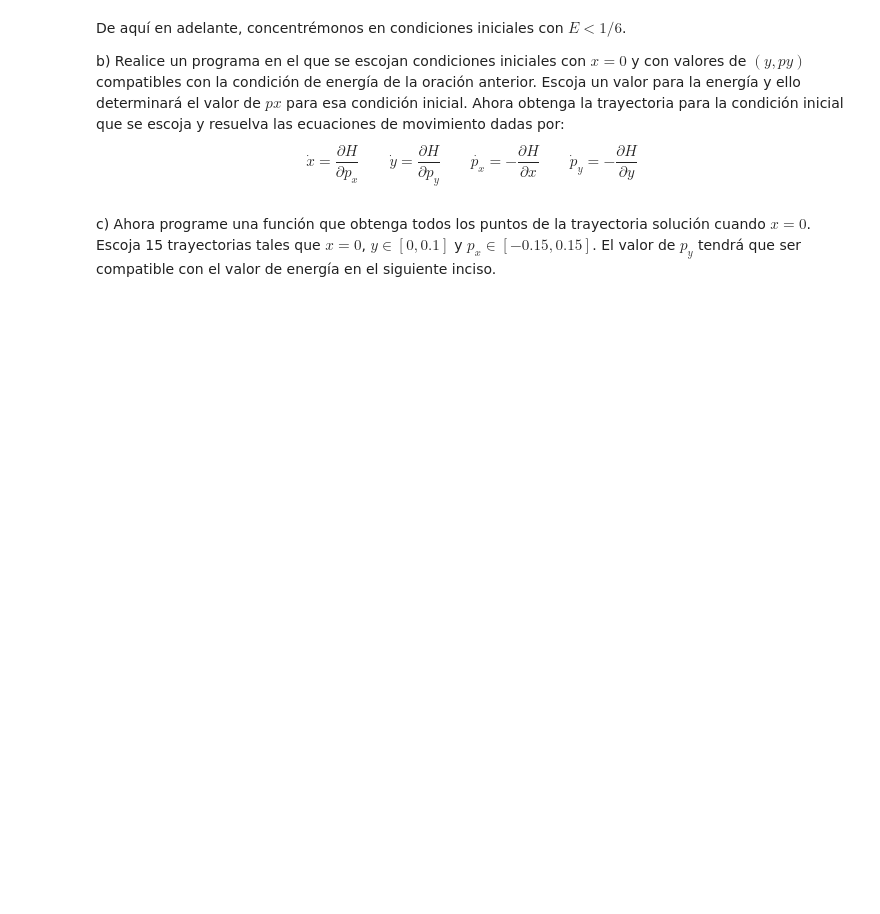
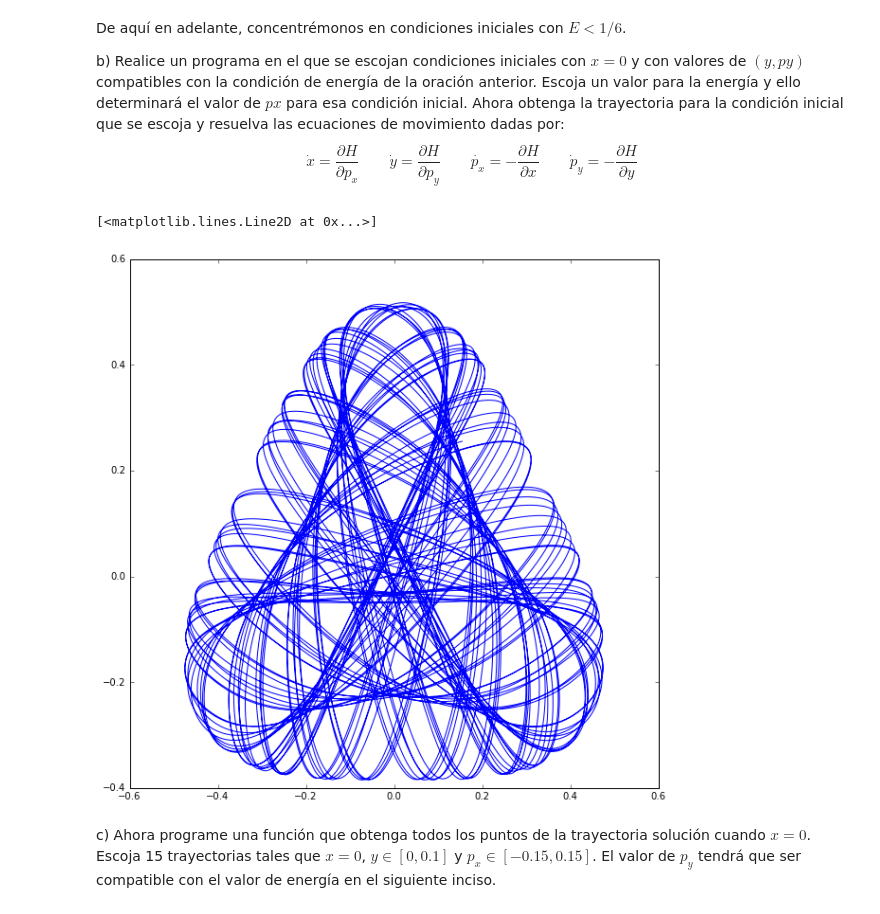
Before and after one commit to ignacio-vc/fcomp, a Jupyter notebook: examenes/examen2.ipynb, the cells around one changed output. Drawn from its saved outputs; the diff is of its cells as text; code cells hidden in the pictures; blank space fills up the shorter version.

```diff
--- a/examenes/examen2.ipynb
+++ b/examenes/examen2.ipynb
@@ -130,5 +141,38 @@ De aquí en adelante, concentrémonos en condiciones iniciales con $E < 1/6$.
 
 b) Realice un programa en el que se escojan condiciones iniciales con $x = 0$ y con valores de $(y, py)$ compatibles con la condición de energía de la oración anterior. Escoja un valor para la energía y ello determinará el valor de $px$ para esa condición inicial. Ahora obtenga la trayectoria para la condición inicial que se escoja y resuelva las ecuaciones de movimiento dadas por:
 $$ \dot{x} = \frac {\partial H}{ \partial p_x} \ \ \ \ \ \ \ \ \ \dot{y} = \frac{\partial H}{\partial p_y} \ \ \ \ \ \ \ \ \ \dot{p_x} = −\frac{\partial H}{\partial x} \ \ \ \ \ \ \ \ \ \dot p_y = −\frac{\partial H}{\partial y}$$
+# %%
+def emov(x,t):
+    return array([x[2], x[3], -x[0]-2*x[0]*x[1], -x[1]-x[0]**2+x[1]**2])
+
+def energia(x):
+    return 0.5*(x[0]**2+x[1]**2+x[2]**2+x[3]**2)+x[1]*x[0]**2-(x[1]**3)/3.
+# %%
+def trayectoria_raiz(funcion, ptoi, ti, error=1e-5):
+    while abs(ptoi[0]) > error:
+        tip1 = ti - (ptoi[0]/ptoi[2])
+        paso = odeint(funcion, ptoi, [ti, tip1], atol = 1e-9, rtol= 1e-9)
+        ptoi = paso[-1]
+    return ptoi
+
+def trayectoria(funcion, E, t):
+    y, py = 0.1*random.rand(), random.uniform(-0.15,0.15)
+    px2 = 2*(E+(1./3.)*y**3-0.5*y**2)-py**2
+    while px2 < 0.0:
+        y, py = 0.1*random.rand(), random.uniform(-0.15,0.15)
+        px2 = 2.0*(E+(1./3.)*y**3-0.5*y**2)-py**2
+    px = sqrt(px2)
+    p_ini = array([0.0, y, px, py])
+    sol = odeint(funcion, p_ini, t, mxstep=2000, atol=1e-9, rtol=1e-9)
+    return sol
+# %%
+t = linspace(0,500,10000)
+E = 0.1
+sol = trayectoria(emov, E, t)
+figure(figsize=(10,10))
+plot(sol[:,0], sol[:,1])
+# %% [output]
+[<matplotlib.lines.Line2D at 0x...>]
+[figure, added]
 # %% [markdown]
 c) Ahora programe una función que obtenga todos los puntos de la trayectoria solución cuando $x = 0$. Escoja 15 trayectorias tales que $x = 0$, $y \in [0, 0.1]$ y $p_x \in [−0.15, 0.15]$. El valor de $p_y$ tendrá que ser compatible con el valor de energía en el siguiente inciso.
```
Also changed, not shown: parts of 10 cells of this notebook.
